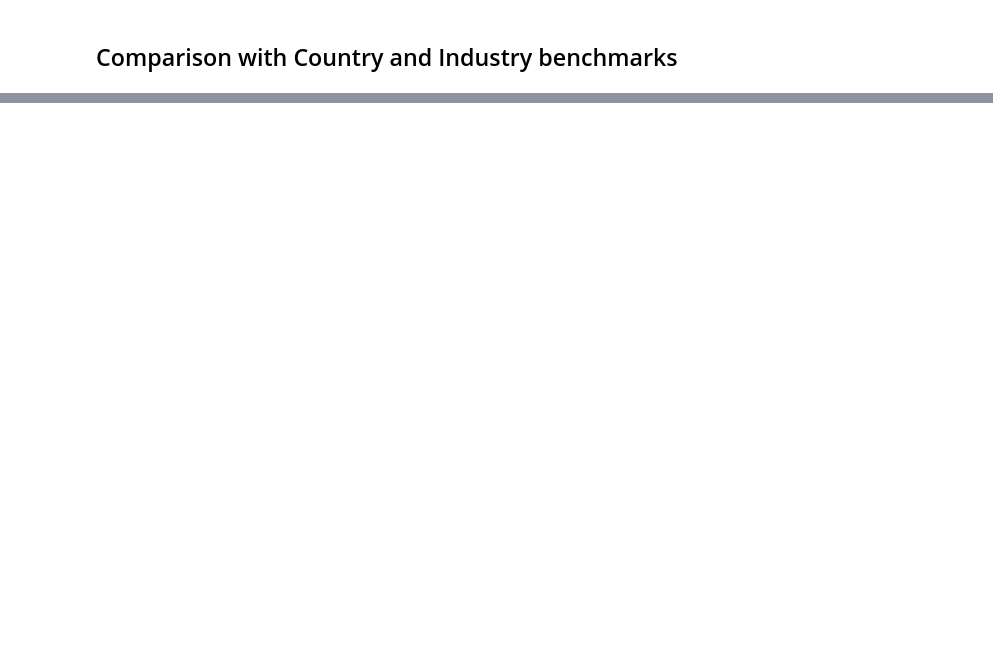
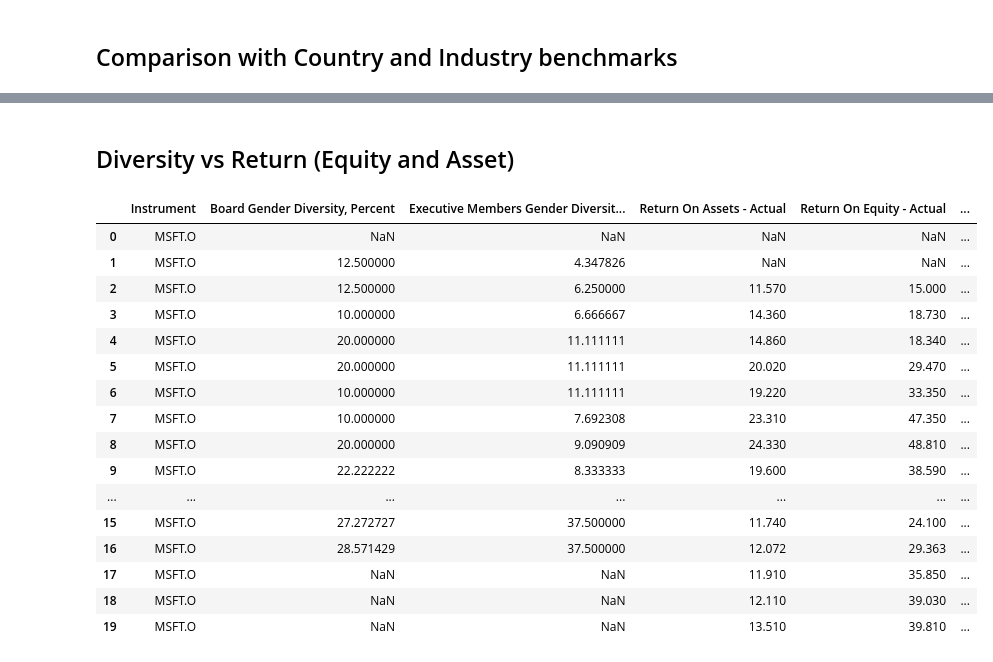
Before and after one commit to LSEG-API-Samples/Example.EikonAPI.Python.DiversityAndInclusion, a Jupyter notebook: Diversity and Inclusion.ipynb, the cells around one changed output, grey strips where cells are left out. Saved outputs shown, nothing was run; the diff lists cells and outputs as text; code cells hidden in the pictures; blank space fills up the shorter version.

```diff
--- a/Diversity and Inclusion.ipynb
+++ b/Diversity and Inclusion.ipynb
@@ -109,0 +149,25 @@ fig.show()
+# %% [markdown]
+## Diversity vs Return (Equity and Asset)
+# %%
+params = {'SDate':'2000-01-01', 'EDate':'2020-01-01', 'Frq':'FY'}
+flds = ['TR.AnalyticBoardFemale','TR.AnalyticExecutiveMembersGenderDiversity','TR.ROAActValue','TR.ROEActValue', 'TR.PriceClose', 'TR.EPSMeanEstLastYrGrowth.periodyear']
+gd, err = ek.get_data(symbol, fields=flds, parameters=params)
+display(gd)
+# %% [output]
+|  | Instrument | Board Gender Diversity, Percent | Executive Members Gender Diversit... | Return On Assets - Actual | Return On Equity - Actual | ... |
+| 0 | MSFT.O | NaN | NaN | NaN | NaN | ... |
+| 1 | MSFT.O | 12.500000 | 4.347826 | NaN | NaN | ... |
+| 2 | MSFT.O | 12.500000 | 6.250000 | 11.570 | 15.000 | ... |
+| 3 | MSFT.O | 10.000000 | 6.666667 | 14.360 | 18.730 | ... |
+| 4 | MSFT.O | 20.000000 | 11.111111 | 14.860 | 18.340 | ... |
+| 5 | MSFT.O | 20.000000 | 11.111111 | 20.020 | 29.470 | ... |
+| 6 | MSFT.O | 10.000000 | 11.111111 | 19.220 | 33.350 | ... |
+| 7 | MSFT.O | 10.000000 | 7.692308 | 23.310 | 47.350 | ... |
+| 8 | MSFT.O | 20.000000 | 9.090909 | 24.330 | 48.810 | ... |
+| 9 | MSFT.O | 22.222222 | 8.333333 | 19.600 | 38.590 | ... |
+| ... | ... | ... | ... | ... | ... | ... |
+| 15 | MSFT.O | 27.272727 | 37.500000 | 11.740 | 24.100 | ... |
+| 16 | MSFT.O | 28.571429 | 37.500000 | 12.072 | 29.363 | ... |
+| 17 | MSFT.O | NaN | NaN | 11.910 | 35.850 | ... |
+| 18 | MSFT.O | NaN | NaN | 12.110 | 39.030 | ... |
+| 19 | MSFT.O | NaN | NaN | 13.510 | 39.810 | ... |
```
Also changed, not shown: parts of 7 cells of this notebook.
